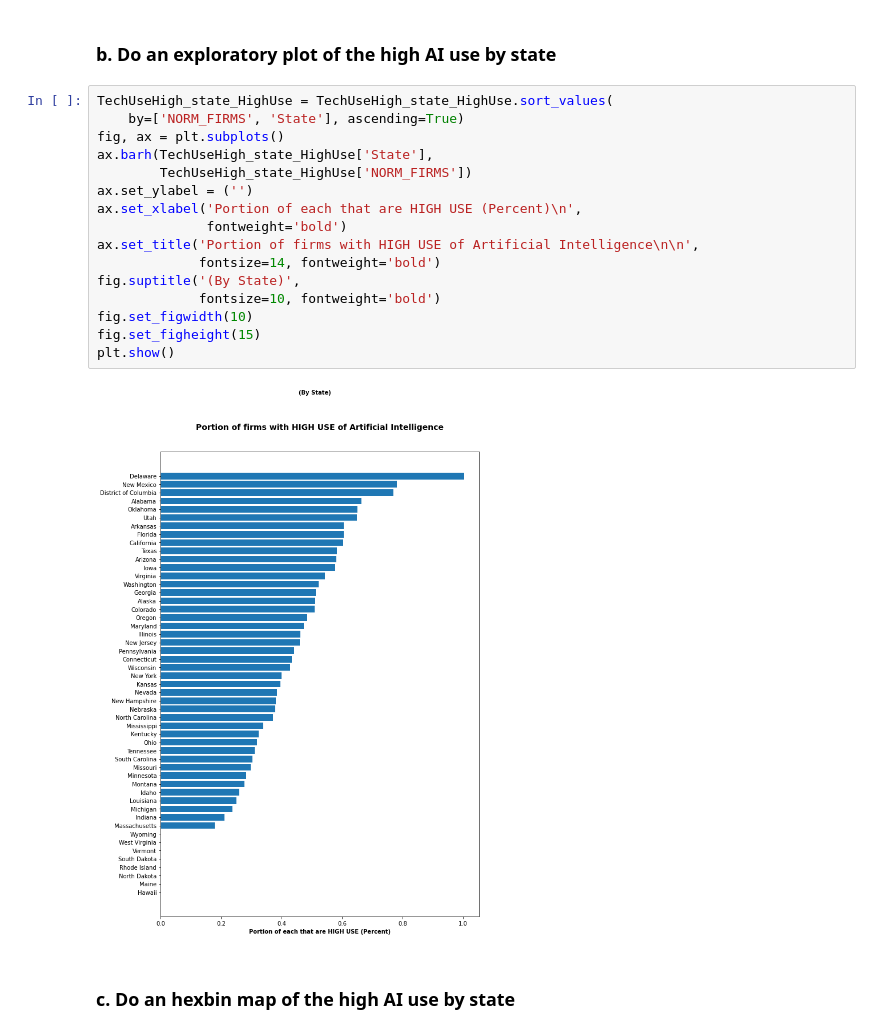
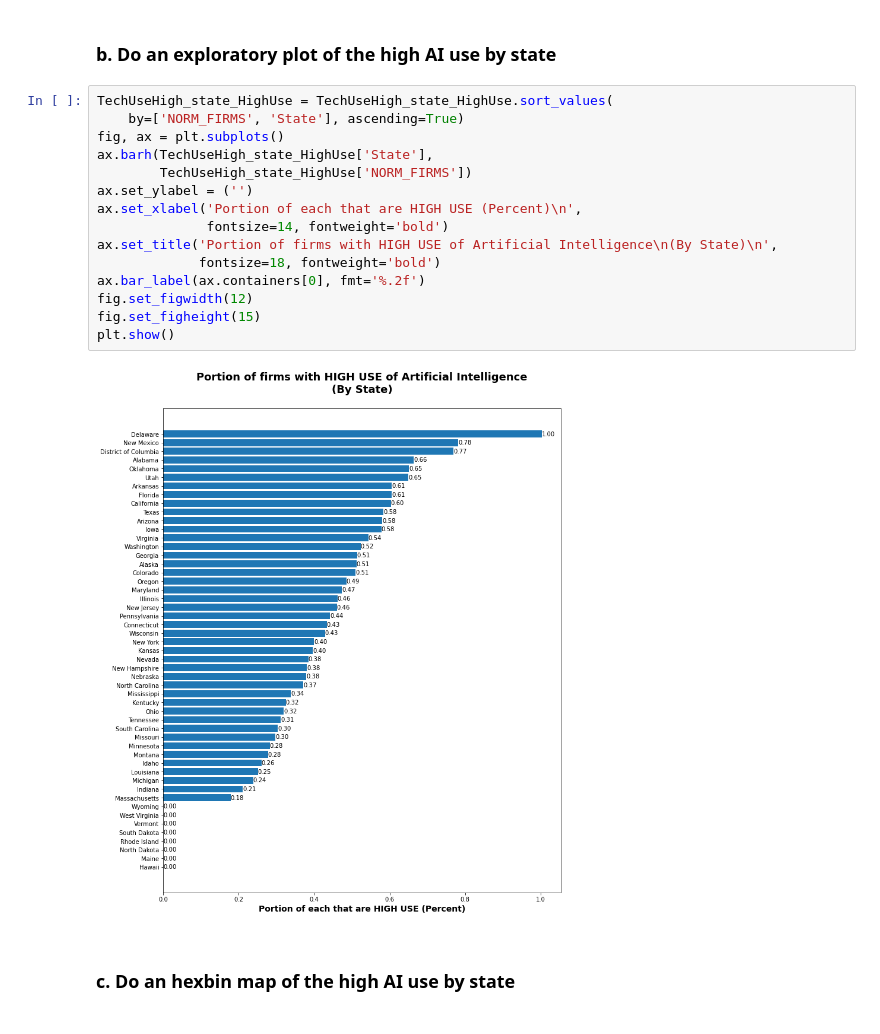
Before and after one commit to dgitall/GroupProj-Census, a Jupyter notebook: Question1-highuse-Analysis.ipynb, the cells around one changed output. Saved outputs shown, nothing was run; the diff lists cells and outputs as text.

```diff
--- a/Question1-highuse-Analysis.ipynb
+++ b/Question1-highuse-Analysis.ipynb
@@ -206,21 +119,20 @@ See the caveats in the documentation: https://pandas.pydata.org/pandas-docs/stab
 # %%
 TechUseHigh_state_HighUse = TechUseHigh_state_HighUse.sort_values(
     by=['NORM_FIRMS', 'State'], ascending=True)
 fig, ax = plt.subplots()
 ax.barh(TechUseHigh_state_HighUse['State'],
         TechUseHigh_state_HighUse['NORM_FIRMS'])
 ax.set_ylabel = ('')
 ax.set_xlabel('Portion of each that are HIGH USE (Percent)\n',
-              fontweight='bold')
-ax.set_title('Portion of firms with HIGH USE of Artificial Intelligence\n\n',
-             fontsize=14, fontweight='bold')
-fig.suptitle('(By State)',
-             fontsize=10, fontweight='bold')
-fig.set_figwidth(10)
+              fontsize=14, fontweight='bold')
+ax.set_title('Portion of firms with HIGH USE of Artificial Intelligence\n(By State)\n',
+             fontsize=18, fontweight='bold')
+ax.bar_label(ax.containers[0], fmt='%.2f')
+fig.set_figwidth(12)
 fig.set_figheight(15)
 plt.show()
 # %% [output]
-[figure, old version]
+[figure, new version]
 # %% [markdown]
 ### c. Do an hexbin map of the high AI use by state
 # %%
```
Also changed, not shown: parts of 14 cells of this notebook.
